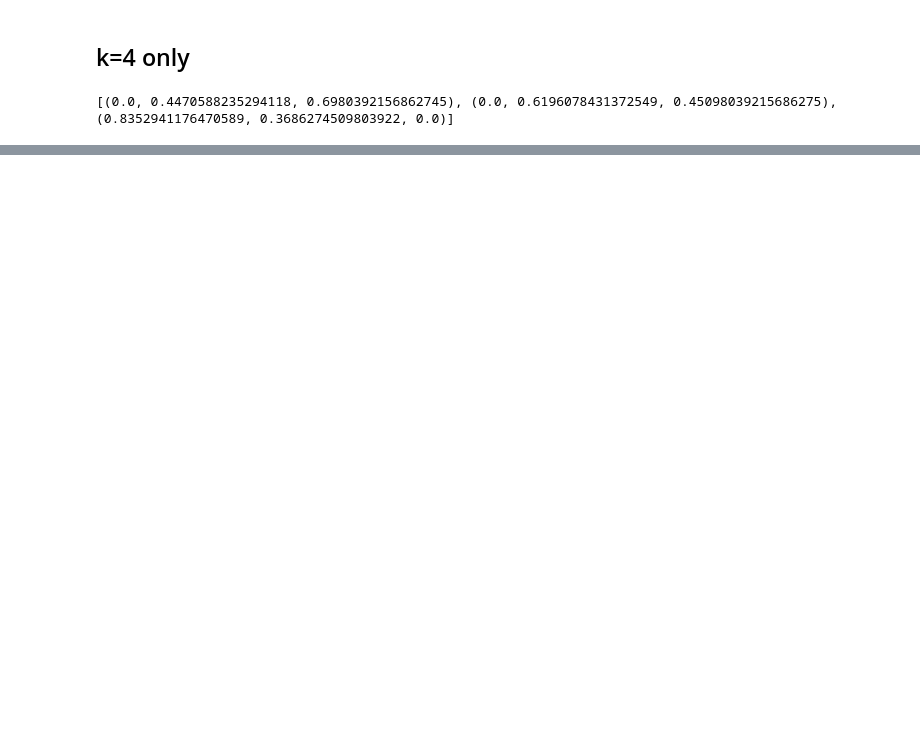
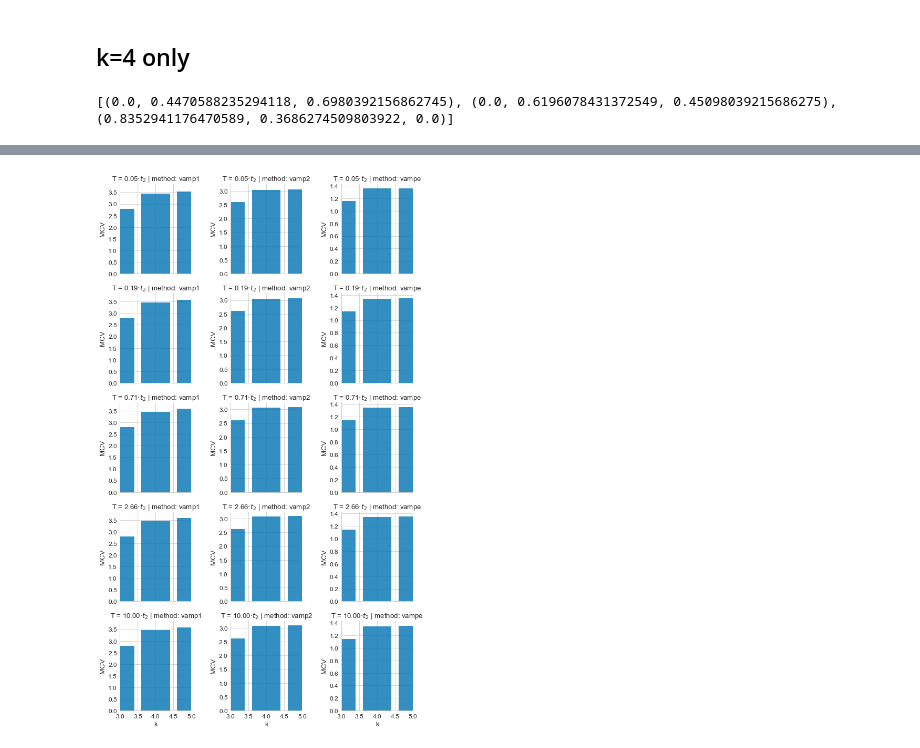
Before and after one commit to RobertArbon/four_well_analysis, a Jupyter notebook: QuadWell/Results.ipynb, the cells around one changed output, grey strips where cells are left out. Drawn from its saved outputs; the diff is of its cells as text; code cells hidden in the pictures; blank space fills up the shorter version.

```diff
--- a/QuadWell/Results.ipynb
+++ b/QuadWell/Results.ipynb
@@ -156,0 +186,4 @@ with sns.plotting_context('paper', font_scale=2):
+# %%
+m = 90
+df_sample = df.loc[df['clusters']==m, :]
+df_sample.loc[df_sample['method']=='vampe', :]
@@ -156,0 +208,33 @@ with sns.plotting_context('paper', font_scale=2):
+# %%
+with sns.plotting_context('paper', font_scale=1.5):
+    sns.set_style('whitegrid')
+    g = sns.FacetGrid(data=df_sample,  row='t2_fraction', col='method', col_order=methods,
+                      row_order=t2_fracs, sharey='col')
+#     g.map(plt.errorbar, 'clusters', 'test_scores_mean', 'test_scores_std',
+#           alpha=0.8, color=cols[0], elinewidth=.5)
+    g.map(plt.bar, 'k', 'test_scores_mean',
+          alpha=0.8, color=cols[0])
+
+    g.set_titles('T = {row_name}$ \cdot t_2$ | method: {col_name}' )
+    g.set(ylabel='MCV', xlim=(3,5))
+#     for i in range(g.axes.shape[0]):
+#         for j in range(g.axes.shape[1]):
+#             ax = g.axes[i][j]
+#             idx = (best_df_sample['method']==methods[j]) & (best_df_sample['data_fraction']==fractions[i])
+
+#             x = best_df_sample.loc[idx, 'clusters']
+#             y = best_df_sample.loc[idx, 'test_scores_mean']
+#             ax.scatter(x, y, c=cols[-1], marker='x', s=50)
+
+#             label = 'Optimum:\n{} clusters'.format(x.values[0])
+#             ax.annotate(label,
+#                     xy=(x, y), xycoords='data',
+#                     xytext=(.1, .1),  textcoords='axes fraction',
+#                     arrowprops=dict(arrowstyle="->",
+#                                     connectionstyle="arc3"),
+#                     )
+
+#     plt.savefig('m90.pdf')
+# g.map(plt.errorbar, 'cluster__n_bins_per_feature', 'train_scores_mean','train_scores_std',  alpha=1, color=cols[1])
+# %% [output]
+[figure, added]
```
Also changed, not shown: parts of 14 cells of this notebook, 6 other files.
